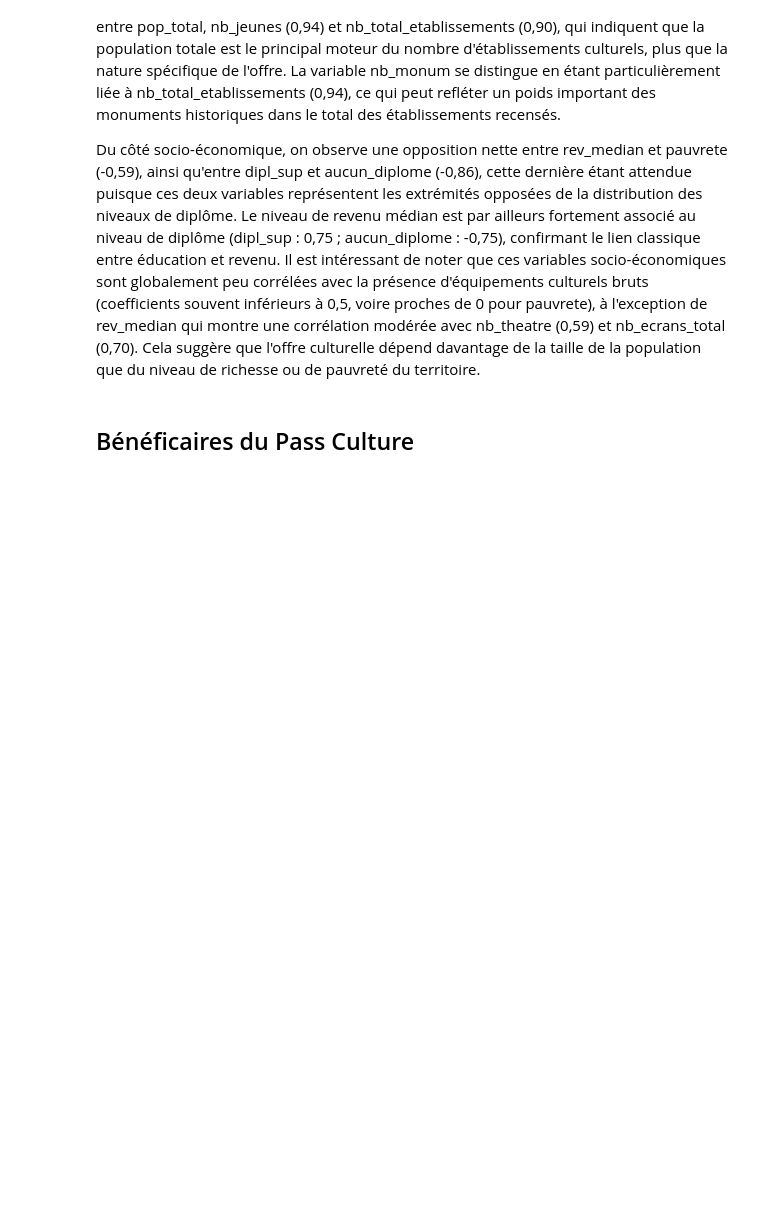
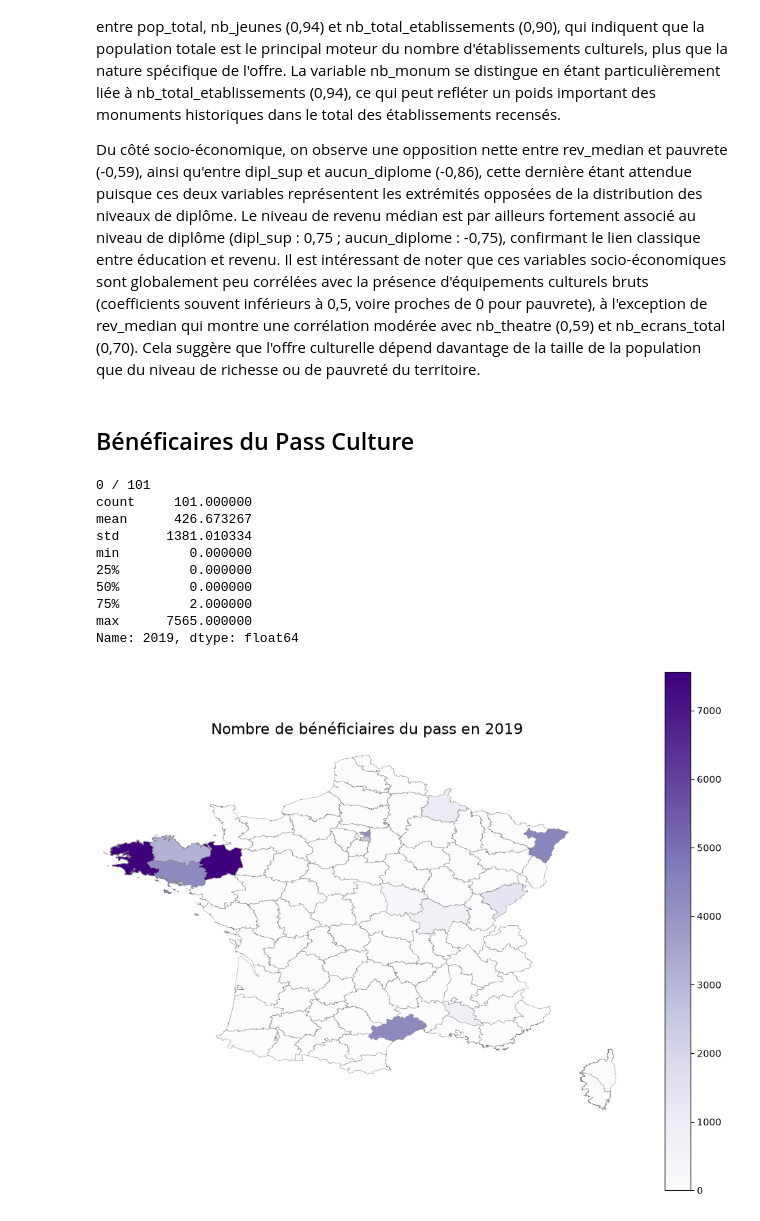
Before and after one commit to heloise1414/Evaluation-Politiques-Publiques-Culturelles, a Jupyter notebook: stats_desc.ipynb, the cells around one changed output. Cells and saved outputs as stored; diff of their text form; code cells hidden in the pictures; blank space fills up the shorter version.

```diff
--- a/stats_desc.ipynb
+++ b/stats_desc.ipynb
@@ -387,3 +387,17 @@ Cette matrice met en évidence plusieurs dynamiques structurantes. Tout d'abord,
 Du côté socio-économique, on observe une opposition nette entre rev_median et pauvrete (-0,59), ainsi qu'entre dipl_sup et aucun_diplome (-0,86), cette dernière étant attendue puisque ces deux variables représentent les extrémités opposées de la distribution des niveaux de diplôme. Le niveau de revenu médian est par ailleurs fortement associé au niveau de diplôme (dipl_sup : 0,75 ; aucun_diplome : -0,75), confirmant le lien classique entre éducation et revenu. Il est intéressant de noter que ces variables socio-économiques sont globalement peu corrélées avec la présence d'équipements culturels bruts (coefficients souvent inférieurs à 0,5, voire proches de 0 pour pauvrete), à l'exception de rev_median qui montre une corrélation modérée avec nb_theatre (0,59) et nb_ecrans_total (0,70). Cela suggère que l'offre culturelle dépend davantage de la taille de la population que du niveau de richesse ou de pauvreté du territoire.
 # %% [markdown]
 ## Bénéficaires du Pass Culture
+# %%
+carte_dep(df_final, "code_insee", "2019", "Purples", "Nombre de bénéficiaires du pass en 2019")
+# %% [output]
+0 / 101
+count     101.000000
+mean      426.673267
+std      1381.010334
+min         0.000000
+25%         0.000000
+50%         0.000000
+75%         2.000000
+max      7565.000000
+Name: 2019, dtype: float64
+[figure, added]
```
Also changed, not shown: parts of 4 cells of this notebook.
